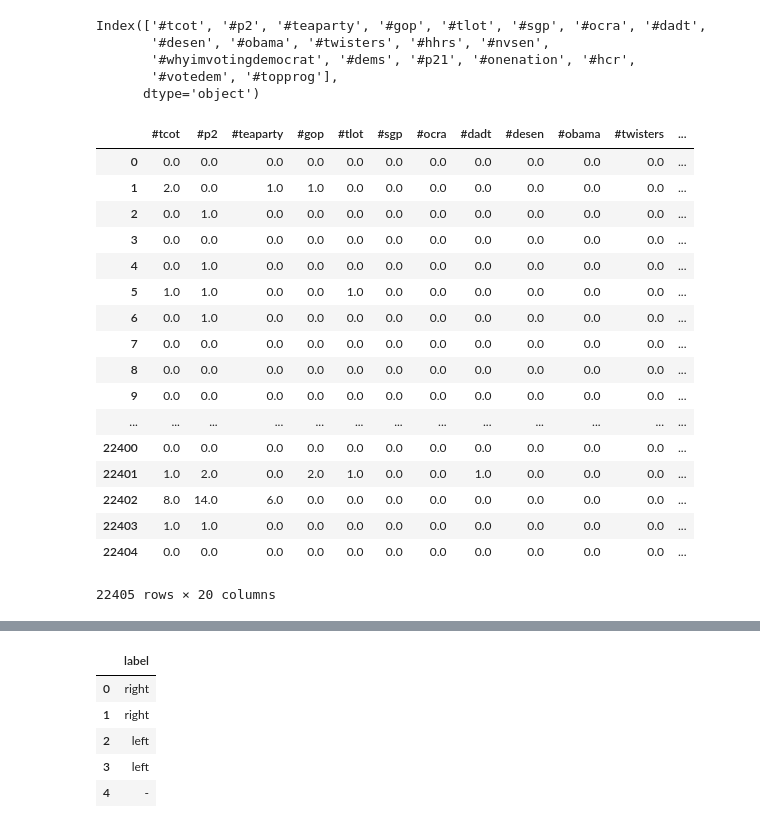
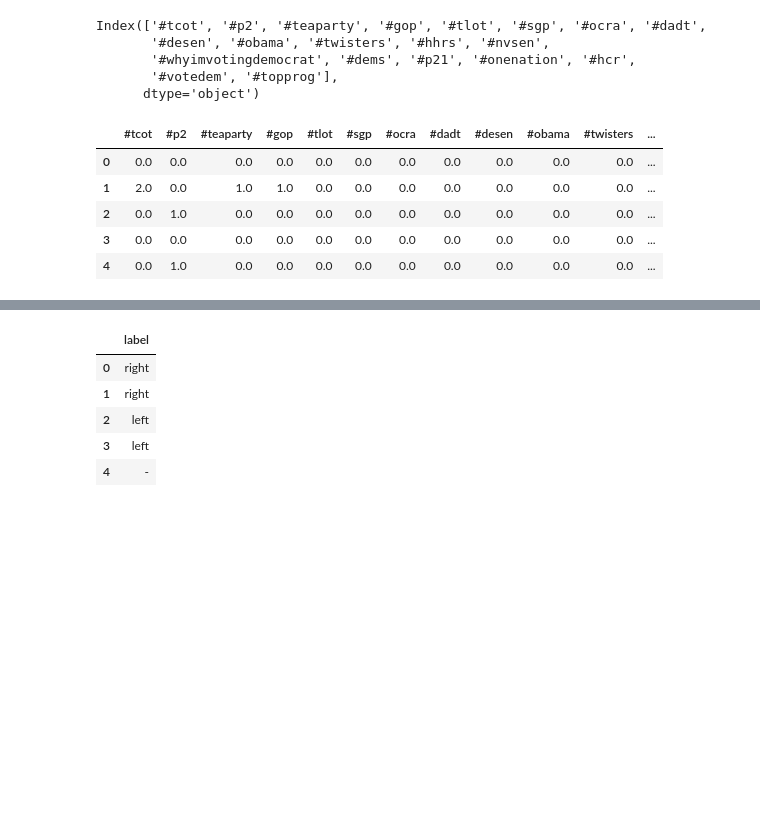
Before and after one commit to davidkml/pgm-polarity, a Jupyter notebook: visualization & baseline.ipynb, the cells around one changed output, grey strips where cells are left out. Saved outputs shown, nothing was run; the diff lists cells and outputs as text; code cells hidden in the pictures; blank space fills up the shorter version.

```diff
--- a/visualization & baseline.ipynb
+++ b/visualization & baseline.ipynb
@@ -193,5 +196,5 @@ tags_count.head()
 #alaska            143.0
 dtype: float64
 # %%
-tags_top500 = tags_count.nlargest(n=20)
+tags_topN = tags_count.nlargest(n=20)
 # %%
@@ -204,26 +207,14 @@ Index(['#tcot', '#p2', '#teaparty', '#gop', '#tlot', '#sgp', '#ocra', '#dadt',
       dtype='object')
 # %%
 # get dataframe of only top 500
-tags_df_top500 = tags_df.loc[:, tags_top500.index]
-tags_df_top500
+tags_df_topN = tags_df.loc[:, tags_topN.index]
+tags_df_topN.head()
 # %% [output]
 |  | #tcot | #p2 | #teaparty | #gop | #tlot | #sgp | #ocra | #dadt | #desen | #obama | #twisters | ... |
 | 0 | 0.0 | 0.0 | 0.0 | 0.0 | 0.0 | 0.0 | 0.0 | 0.0 | 0.0 | 0.0 | 0.0 | ... |
 | 1 | 2.0 | 0.0 | 1.0 | 1.0 | 0.0 | 0.0 | 0.0 | 0.0 | 0.0 | 0.0 | 0.0 | ... |
 | 2 | 0.0 | 1.0 | 0.0 | 0.0 | 0.0 | 0.0 | 0.0 | 0.0 | 0.0 | 0.0 | 0.0 | ... |
 | 3 | 0.0 | 0.0 | 0.0 | 0.0 | 0.0 | 0.0 | 0.0 | 0.0 | 0.0 | 0.0 | 0.0 | ... |
 | 4 | 0.0 | 1.0 | 0.0 | 0.0 | 0.0 | 0.0 | 0.0 | 0.0 | 0.0 | 0.0 | 0.0 | ... |
-| 5 | 1.0 | 1.0 | 0.0 | 0.0 | 1.0 | 0.0 | 0.0 | 0.0 | 0.0 | 0.0 | 0.0 | ... |
-| 6 | 0.0 | 1.0 | 0.0 | 0.0 | 0.0 | 0.0 | 0.0 | 0.0 | 0.0 | 0.0 | 0.0 | ... |
-| 7 | 0.0 | 0.0 | 0.0 | 0.0 | 0.0 | 0.0 | 0.0 | 0.0 | 0.0 | 0.0 | 0.0 | ... |
-| 8 | 0.0 | 0.0 | 0.0 | 0.0 | 0.0 | 0.0 | 0.0 | 0.0 | 0.0 | 0.0 | 0.0 | ... |
-| 9 | 0.0 | 0.0 | 0.0 | 0.0 | 0.0 | 0.0 | 0.0 | 0.0 | 0.0 | 0.0 | 0.0 | ... |
-| ... | ... | ... | ... | ... | ... | ... | ... | ... | ... | ... | ... | ... |
-| 22400 | 0.0 | 0.0 | 0.0 | 0.0 | 0.0 | 0.0 | 0.0 | 0.0 | 0.0 | 0.0 | 0.0 | ... |
-| 22401 | 1.0 | 2.0 | 0.0 | 2.0 | 1.0 | 0.0 | 0.0 | 1.0 | 0.0 | 0.0 | 0.0 | ... |
-| 22402 | 8.0 | 14.0 | 6.0 | 0.0 | 0.0 | 0.0 | 0.0 | 0.0 | 0.0 | 0.0 | 0.0 | ... |
-| 22403 | 1.0 | 1.0 | 0.0 | 0.0 | 0.0 | 0.0 | 0.0 | 0.0 | 0.0 | 0.0 | 0.0 | ... |
-| 22404 | 0.0 | 0.0 | 0.0 | 0.0 | 0.0 | 0.0 | 0.0 | 0.0 | 0.0 | 0.0 | 0.0 | ... |
-22405 rows × 20 columns
 # %%
 # generate heatmap
```
Also changed, not shown: parts of 7 cells of this notebook.
